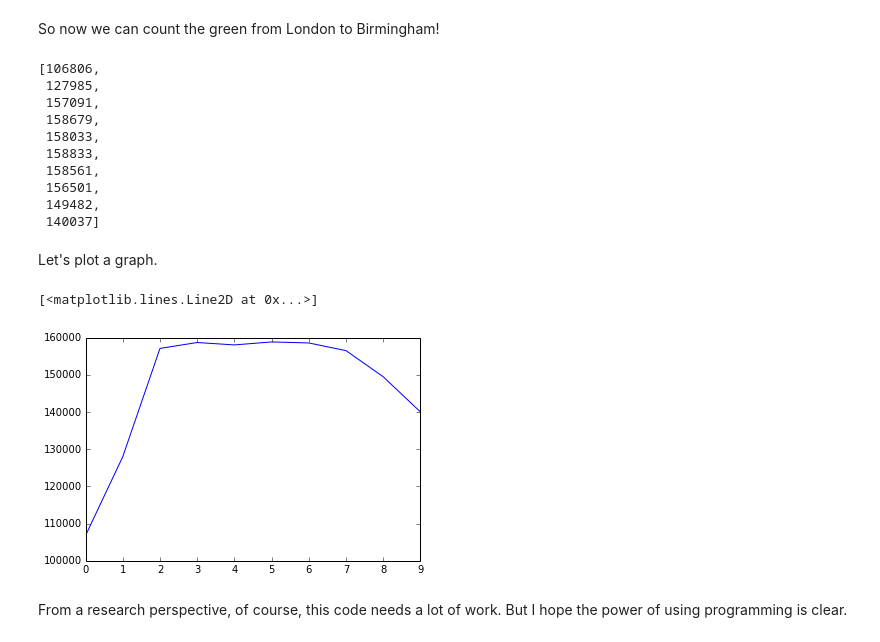
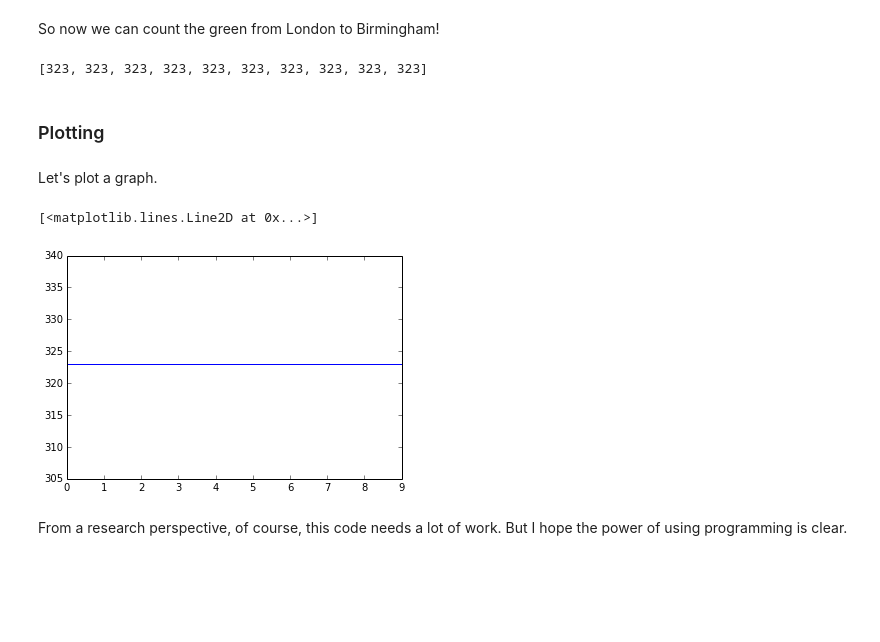
Before and after one commit to UCL-RITS/doctoral-programming-intro, a Jupyter notebook: notebooks/010exemplar.ipynb, the cells around one changed output. Saved outputs shown, nothing was run; the diff lists cells and outputs as text; code cells hidden in the pictures; blank space fills up the shorter version.

```diff
--- a/notebooks/010exemplar.ipynb
+++ b/notebooks/010exemplar.ipynb
@@ -173,0 +161,7 @@ def count_green_in_png(data):
+# %%
+def is_green(pixels):
+    threshold=1.1
+    greener_than_red = pixels[:,:,1] > threshold* pixels[:,:,0]
+    greener_than_blue = pixels[:,:,1] > threshold*pixels[:,:,2]
+    green = np.logical_and(greener_than_red, greener_than_blue)
+    return green
@@ -174,3 +175,7 @@ def count_green_in_png(data):
+# %%
+def count_green_in_png(data):
+    pixels=img.imread(StringIO(data)) # Get our PNG image as a numpy array
+    return np.sum(is_green(pixels))
 # %%
 print count_green_in_png(map_at(*london_location))
 # %% [output]
@@ -214,12 +210,8 @@ IPython.core.display.Image(
 # %% [markdown]
 Now let's write a function to get an evenly spaced set of places between two places:
 # %%
-from numpy import linspace
-def location_sequence(start,end,steps):
-  # Would actually prefer this if steps
-  # were deduced from zoomlevel
-  # But need projection code for that
-  lats=linspace(start[0],end[0],steps)
-  longs=linspace(start[1],end[1],steps)
-  return zip(lats,longs)
+def location_sequence(start, end, steps):
+  lats = np.linspace(start[0], end[0], steps) # "Linearly spaced" data
+  longs = np.linspace(start[1],end[1], steps)
+  return np.vstack([lats, longs]).transpose()
 # %%
@@ -239,5 +231,5 @@ location_sequence(geolocate("London"), geolocate("Cambridge"),10)
 ###Looping
 # %%
 for location in location_sequence(geolocate("London"), geolocate("Birmingham"),10):
-    IPython.core.display.display( IPython.core.display.Image(map_at(*location,zoom=10,satellite=True)))
+    IPython.core.display.display( IPython.core.display.Image(map_at(*location)))
 # %% [output]
@@ -254,16 +246,10 @@ for location in location_sequence(geolocate("London"), geolocate("Birmingham"),1
 # %% [markdown]
 So now we can count the green from London to Birmingham!
 # %%
-[count_green_in_png(map_at(*location,zoom=10,satellite=True))
-            for location in location_sequence(geolocate("London"),geolocate("Birmingham"),10)]
+[count_green_in_png(map_at(*location))
+
+            for location in location_sequence(geolocate("London"),
+                                              geolocate("Birmingham"),
+                                              10)]
 # %% [output]
-[106806,
- 127985,
- 157091,
- 158679,
- 158033,
- 158833,
- 158561,
- 156501,
- 149482,
- 140037]
+[323, 323, 323, 323, 323, 323, 323, 323, 323, 323]
@@ -272,14 +256,18 @@ So now we can count the green from London to Birmingham!
+# %% [markdown]
+### Plotting
 # %% [markdown]
 Let's plot a graph.
 # %%
 import matplotlib.pyplot as plt
 %matplotlib inline
 # %%
-plt.plot([count_green_in_png(map_at(*location,zoom=10,satellite=True))
-            for location in location_sequence(geolocate("London"),geolocate("Birmingham"),10)])
+plt.plot([count_green_in_png(map_at(*location))
+            for location in location_sequence(geolocate("London"),
+                                              geolocate("Birmingham"),
+                                              10)])
 # %% [output]
 [<matplotlib.lines.Line2D at 0x...>]
-[figure, old version]
+[figure, new version]
 # %% [markdown]
 From a research perspective, of course, this code needs a lot of work. But I hope the power of using programming is clear.
 # %% [markdown]
```
Also changed, not shown: parts of 23 cells of this notebook, 4 other files.
